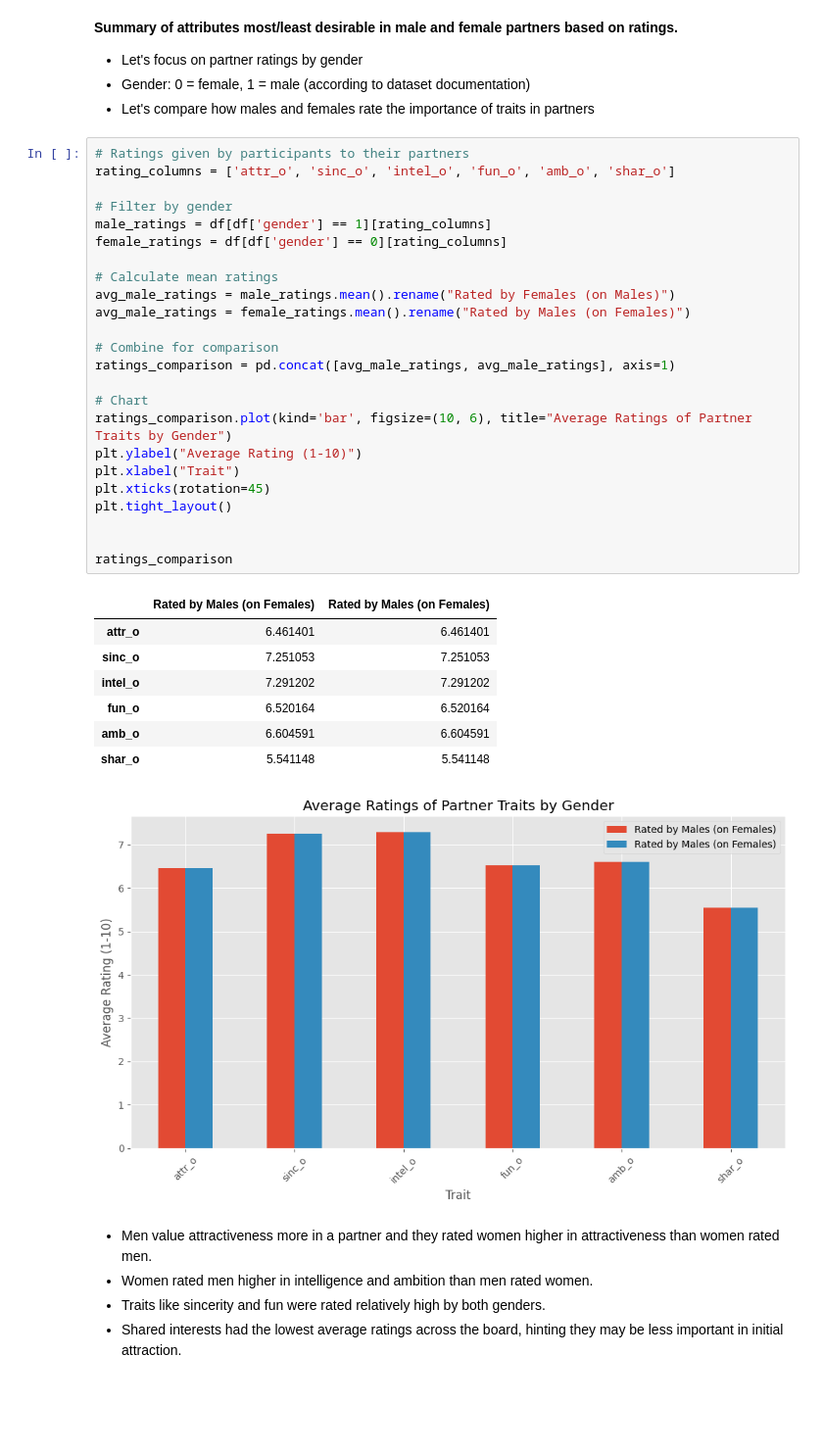
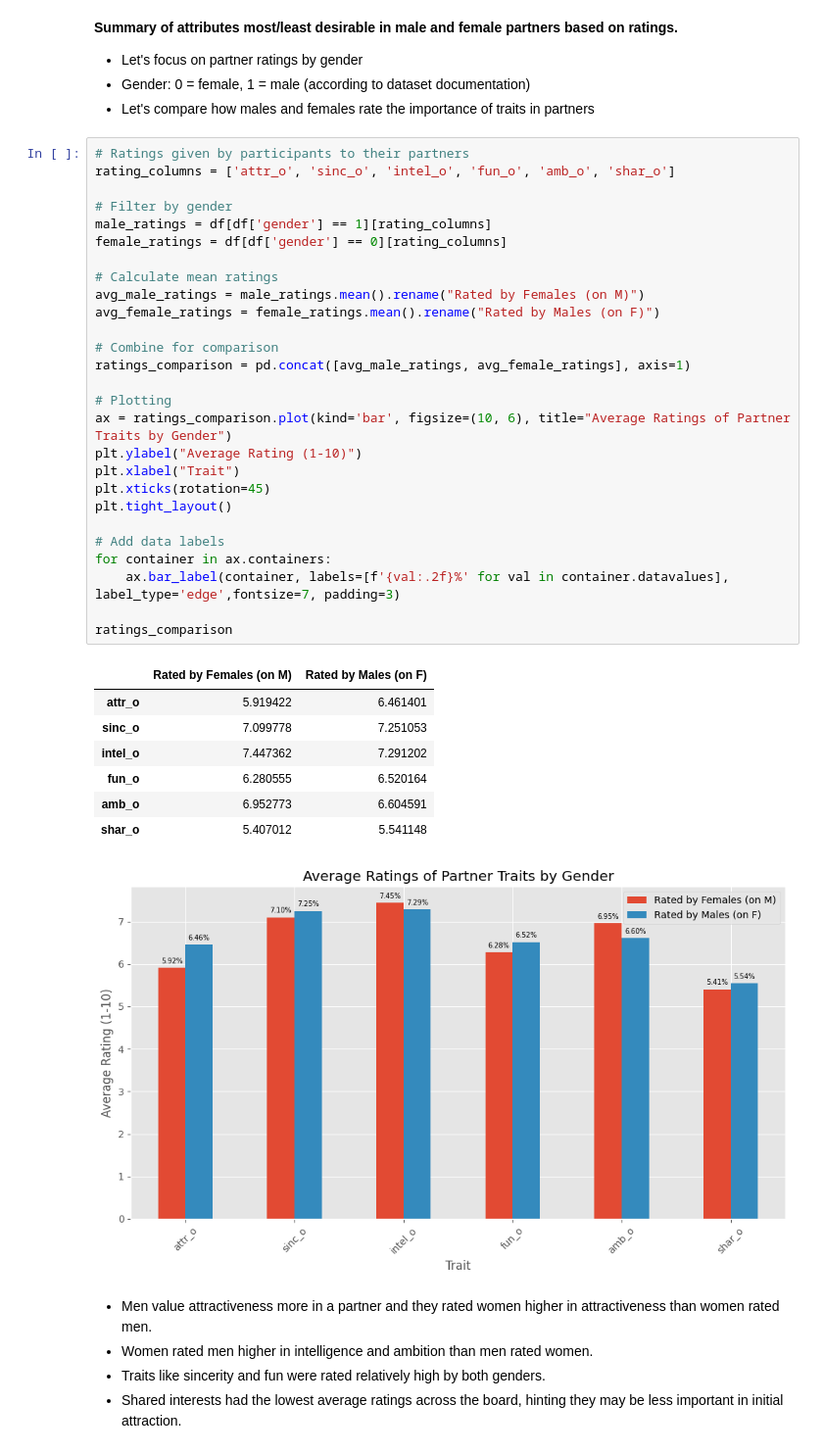
Before and after one commit to Yona-p/bloc2-EDA-tinder, a Jupyter notebook: jedha_tinder.ipynb, the cells around one changed output. Shown at 98% size. Saved outputs shown, nothing was run; the diff lists cells and outputs as text; blank space fills up the shorter version.

```diff
--- a/jedha_tinder.ipynb
+++ b/jedha_tinder.ipynb
@@ -95,36 +110,39 @@ Here are the key categories in the Data:
 # %%
 # Ratings given by participants to their partners
 rating_columns = ['attr_o', 'sinc_o', 'intel_o', 'fun_o', 'amb_o', 'shar_o']
 
 # Filter by gender
 male_ratings = df[df['gender'] == 1][rating_columns]
 female_ratings = df[df['gender'] == 0][rating_columns]
 
 # Calculate mean ratings
-avg_male_ratings = male_ratings.mean().rename("Rated by Females (on Males)")
-avg_male_ratings = female_ratings.mean().rename("Rated by Males (on Females)")
+avg_male_ratings = male_ratings.mean().rename("Rated by Females (on M)")
+avg_female_ratings = female_ratings.mean().rename("Rated by Males (on F)")
 
 # Combine for comparison
-ratings_comparison = pd.concat([avg_male_ratings, avg_male_ratings], axis=1)
+ratings_comparison = pd.concat([avg_male_ratings, avg_female_ratings], axis=1)
 
-# Chart
-ratings_comparison.plot(kind='bar', figsize=(10, 6), title="Average Ratings of Partner Traits by Gender")
+# Plotting
+ax = ratings_comparison.plot(kind='bar', figsize=(10, 6), title="Average Ratings of Partner Traits by Gender")
 plt.ylabel("Average Rating (1-10)")
 plt.xlabel("Trait")
 plt.xticks(rotation=45)
 plt.tight_layout()
 
+# Add data labels
+for container in ax.containers:
+    ax.bar_label(container, labels=[f'{val:.2f}%' for val in container.datavalues], label_type='edge',fontsize=7, padding=3)
 
 ratings_comparison
 # %% [output]
-|  | Rated by Males (on Females) | Rated by Males (on Females) |
-| attr_o | 6.461401 | 6.461401 |
-| sinc_o | 7.251053 | 7.251053 |
-| intel_o | 7.291202 | 7.291202 |
-| fun_o | 6.520164 | 6.520164 |
-| amb_o | 6.604591 | 6.604591 |
-| shar_o | 5.541148 | 5.541148 |
+|  | Rated by Females (on M) | Rated by Males (on F) |
+| attr_o | 5.919422 | 6.461401 |
+| sinc_o | 7.099778 | 7.251053 |
+| intel_o | 7.447362 | 7.291202 |
+| fun_o | 6.280555 | 6.520164 |
+| amb_o | 6.952773 | 6.604591 |
+| shar_o | 5.407012 | 5.541148 |
-[figure, old version]
+[figure, new version]
 # %% [markdown]
 - Men value attractiveness more in a partner and they rated women higher in attractiveness than women rated men.
 - Women rated men higher in intelligence and ambition than men rated women.
```
Also changed, not shown: parts of 11 cells of this notebook.
